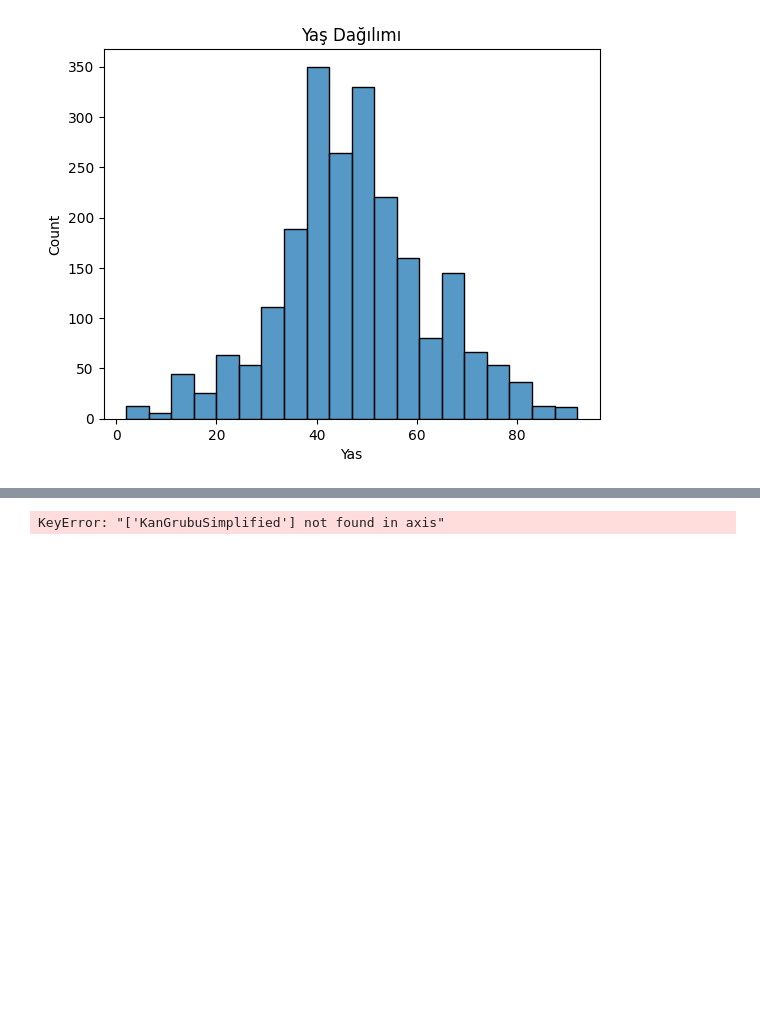
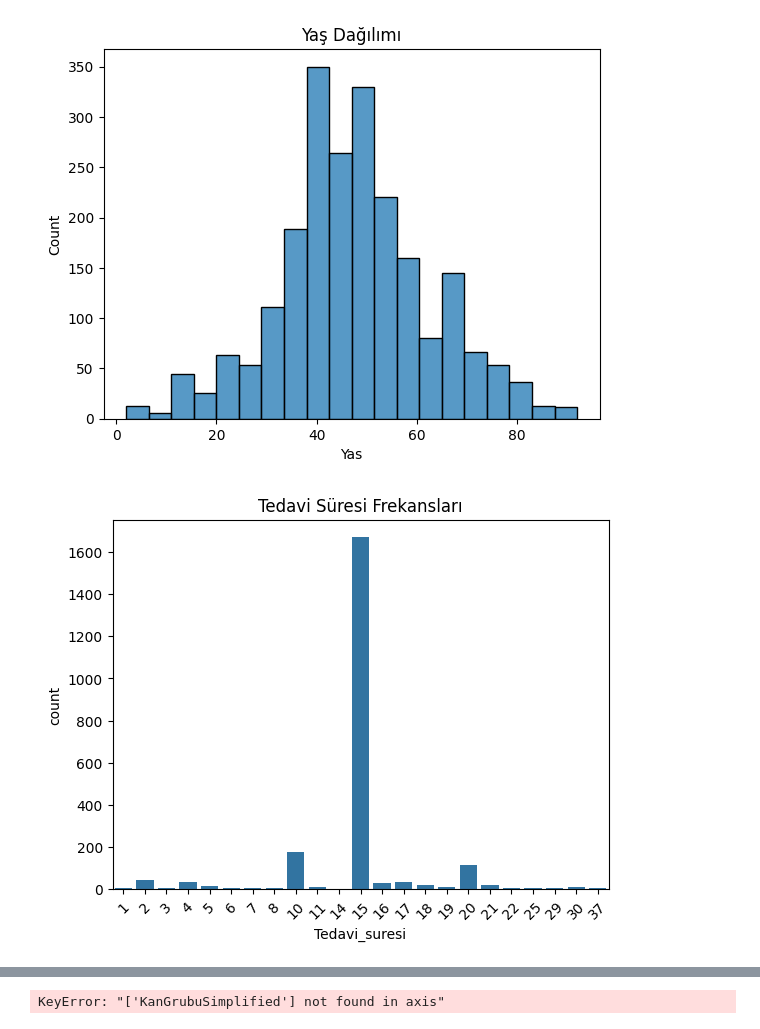
Before and after one commit to selinxxA/Pusula_Selin_Erman, a Jupyter notebook: Pusula_Staj.ipynb, the cells around one changed output, grey strips where cells are left out. Cells and saved outputs as stored; diff of their text form; code cells hidden in the pictures; blank space fills up the shorter version.

```diff
--- a/Pusula_Staj.ipynb
+++ b/Pusula_Staj.ipynb
@@ -484,3 +484,10 @@ plt.title("Yaş Dağılımı")
 plt.show()
 # %% [output]
 [figure]
+# %%
+sns.countplot(x="Tedavi_suresi", data=df)
+plt.xticks(rotation=45)
+plt.title("Tedavi Süresi Frekansları")
+plt.show()
+# %% [output]
+[figure, added]
```
Also changed, not shown: parts of 1 cell of this notebook.
